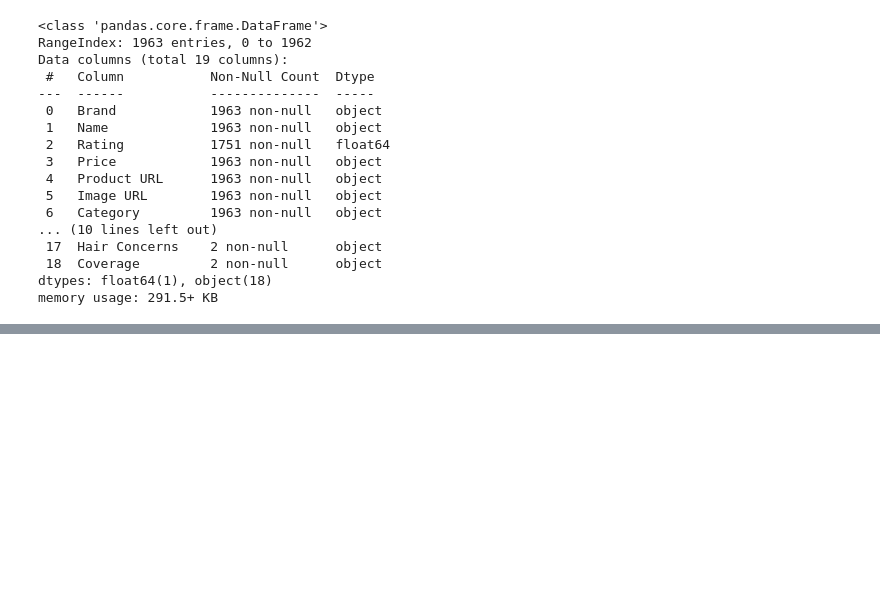
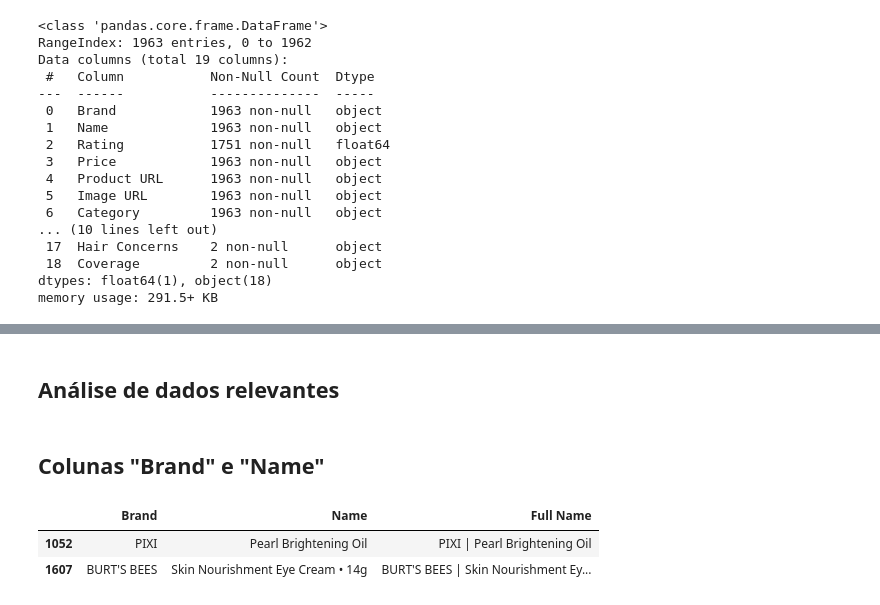
Before and after one commit to lucas-hara/algoritmo-recomendacao-skincare-TCC, a Jupyter notebook: 03 Notebook e datasets gerados/Algoritmo de Recomendação.ipynb, the cells around one changed output, grey strips where cells are left out. Cells and saved outputs as stored; diff of their text form; code cells hidden in the pictures; blank space fills up the shorter version.

```diff
--- a/03 Notebook e datasets gerados/Algoritmo de Recomendação.ipynb
+++ b/03 Notebook e datasets gerados/Algoritmo de Recomendação.ipynb
@@ -59,0 +65,16 @@ ValueError: Mime type rendering requires nbformat>=4.2.0 but it is not installed
+# %% [markdown]
+## Análise de dados relevantes
+# %%
+# Remoção das colunas não relevantes e/ou com mais de 90% dos valores faltantes
+df.drop(df.columns[13:], axis=1, inplace=True)
+# %% [markdown]
+## Colunas "Brand" e "Name"
+# %%
+# Junção das colunas Brand e Name em uma única coluna
+df['Full Name'] = df['Brand'] + " | " + df['Name']
+
+df.loc[:, ['Brand', 'Name', 'Full Name']].sample(2)
+# %% [output]
+|  | Brand | Name | Full Name |
+| 1052 | PIXI | Pearl Brightening Oil | PIXI | Pearl Brightening Oil |
+| 1607 | BURT'S BEES | Skin Nourishment Eye Cream • 14g | BURT'S BEES | Skin Nourishment Ey... |
```
Also changed, not shown: parts of 33 cells of this notebook, 3 other files.
